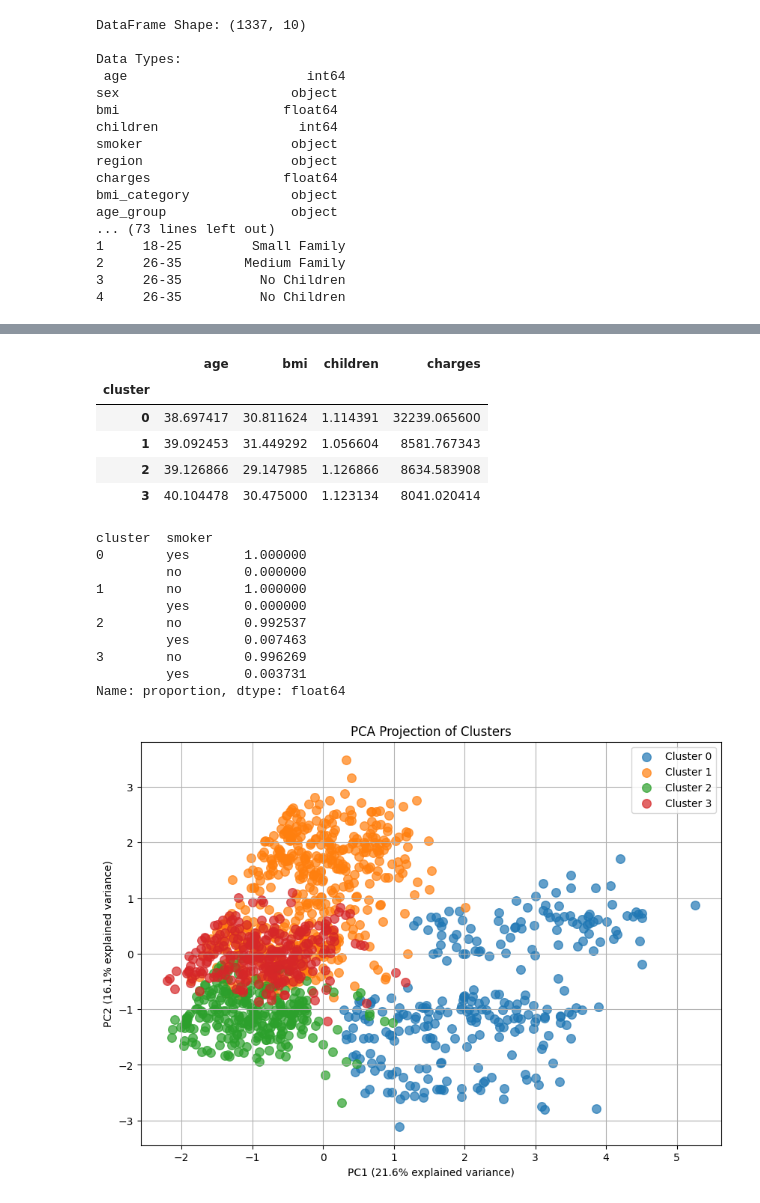
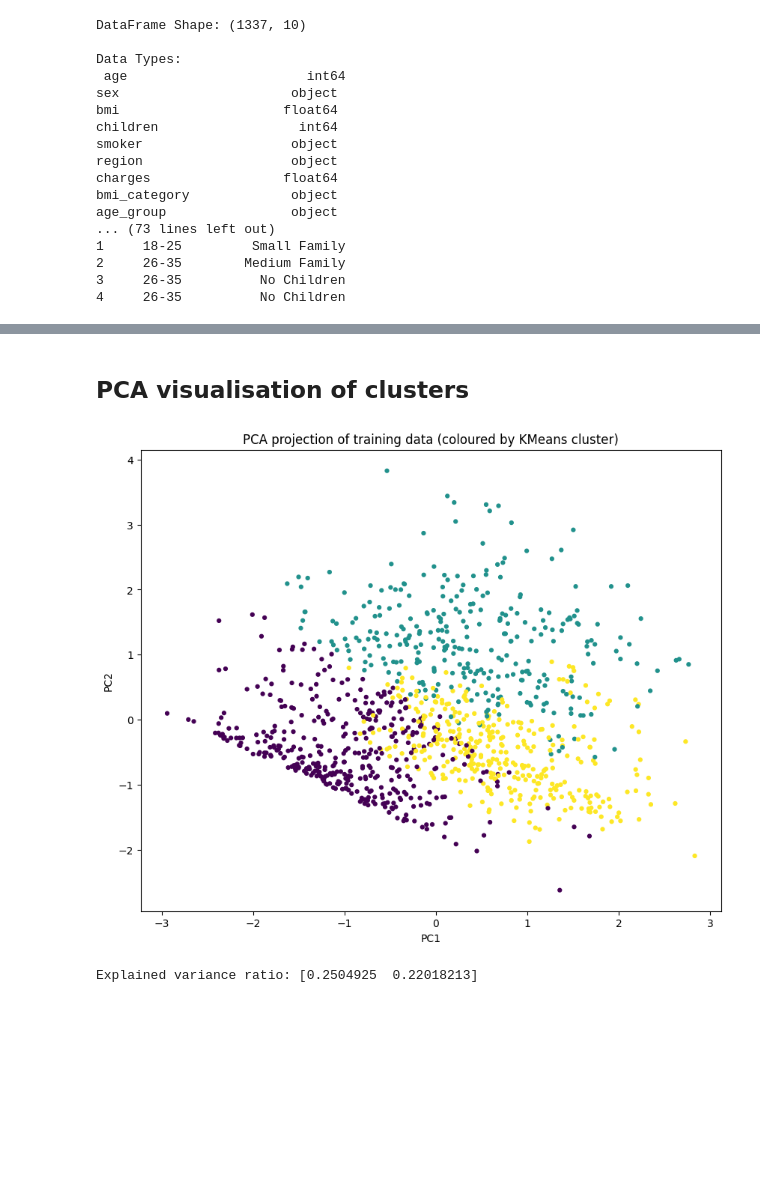
Before and after one commit to RSE1982/health-insurance-cost-analysis, a Jupyter notebook: notebooks/10_clustering.ipynb, the cells around one changed output, grey strips where cells are left out. Saved outputs shown, nothing was run; the diff lists cells and outputs as text; code cells hidden in the pictures; blank space fills up the shorter version.

```diff
--- a/notebooks/10_clustering.ipynb
+++ b/notebooks/10_clustering.ipynb
@@ -101,3 +152,16 @@ plt.show()
 # %%
-kmeans = KMeans(n_clusters=optimal_k, random_state=42)
-df['cluster'] = kmeans.fit_predict(df_scaled)
+km = KMeans(n_clusters=best_k, random_state=42, n_init="auto")
+train_clusters = km.fit_predict(X_train_prep)
+
+df_train = X_train.copy()
+df_train["charges_log"] = y_train.values
+df_train["cluster"] = train_clusters
+
+display(df_train.groupby("cluster").agg(
+    count=("cluster","size"),
+    age_mean=("age","mean"),
+    bmi_mean=("bmi","mean"),
+    children_mean=("children","mean"),
+    smoker_rate=("smoker", lambda s: (s=="yes").mean()),
+    charges_median=("charges_log", lambda v: float(np.expm1(np.median(v)))),
+).sort_values("charges_median", ascending=False))
@@ -104,47 +174,17 @@ df['cluster'] = kmeans.fit_predict(df_scaled)
-# %%
-df.groupby("cluster").mean(numeric_only=True)
-# %% [output]
-|  | age | bmi | children | charges |
-| cluster |  |  |  |  |
-| 0 | 38.697417 | 30.811624 | 1.114391 | 32239.065600 |
-| 1 | 39.092453 | 31.449292 | 1.056604 | 8581.767343 |
-| 2 | 39.126866 | 29.147985 | 1.126866 | 8634.583908 |
-| 3 | 40.104478 | 30.475000 | 1.123134 | 8041.020414 |
-# %%
-df.groupby("cluster")["smoker"].value_counts(normalize=True)
-# %% [output]
-cluster  smoker
-0        yes       1.000000
-         no        0.000000
-1        no        1.000000
-         yes       0.000000
-2        no        0.992537
-         yes       0.007463
-3        no        0.996269
-         yes       0.003731
-Name: proportion, dtype: float64
+# %% [markdown]
+## PCA visualisation of clusters
 # %%
-pca = PCA(n_components=2)
-X_pca = pca.fit_transform(df_scaled)
-kmeans = KMeans(n_clusters=optimal_k, random_state=42)
-clusters = kmeans.fit_predict(df_scaled)
+pca = PCA(n_components=2, random_state=42)
+X2 = pca.fit_transform(X_train_prep.toarray() if hasattr(X_train_prep, "toarray") else X_train_prep)
+
+plt.figure(figsize=(10,8))
+plt.scatter(X2[:,0], X2[:,1], c=train_clusters, s=12)
+plt.title("PCA projection of training data (coloured by KMeans cluster)")
+plt.xlabel("PC1")
+plt.ylabel("PC2")
+plt.show()
+
+print("Explained variance ratio:", pca.explained_variance_ratio_)
+# %% [output]
+[figure, added]
+Explained variance ratio: [0.2504925  0.22018213]
-# %%
-plt.figure(figsize=(10,7))
-
-for cluster in np.unique(clusters):
-    plt.scatter(
-        X_pca[clusters == cluster, 0],
-        X_pca[clusters == cluster, 1],
-        s=70,
-        alpha=0.7,
-        label=f"Cluster {cluster}"
-    )
-
-plt.xlabel("PC1 ({:.1f}% explained variance)".format(pca.explained_variance_ratio_[0]*100))
-plt.ylabel("PC2 ({:.1f}% explained variance)".format(pca.explained_variance_ratio_[1]*100))
-plt.title("PCA Projection of Clusters")
-plt.legend()
-plt.grid(True)
-plt.show()
-# %% [output]
-[figure, removed]
```
Also changed, not shown: parts of 11 cells of this notebook, 1 other file.
